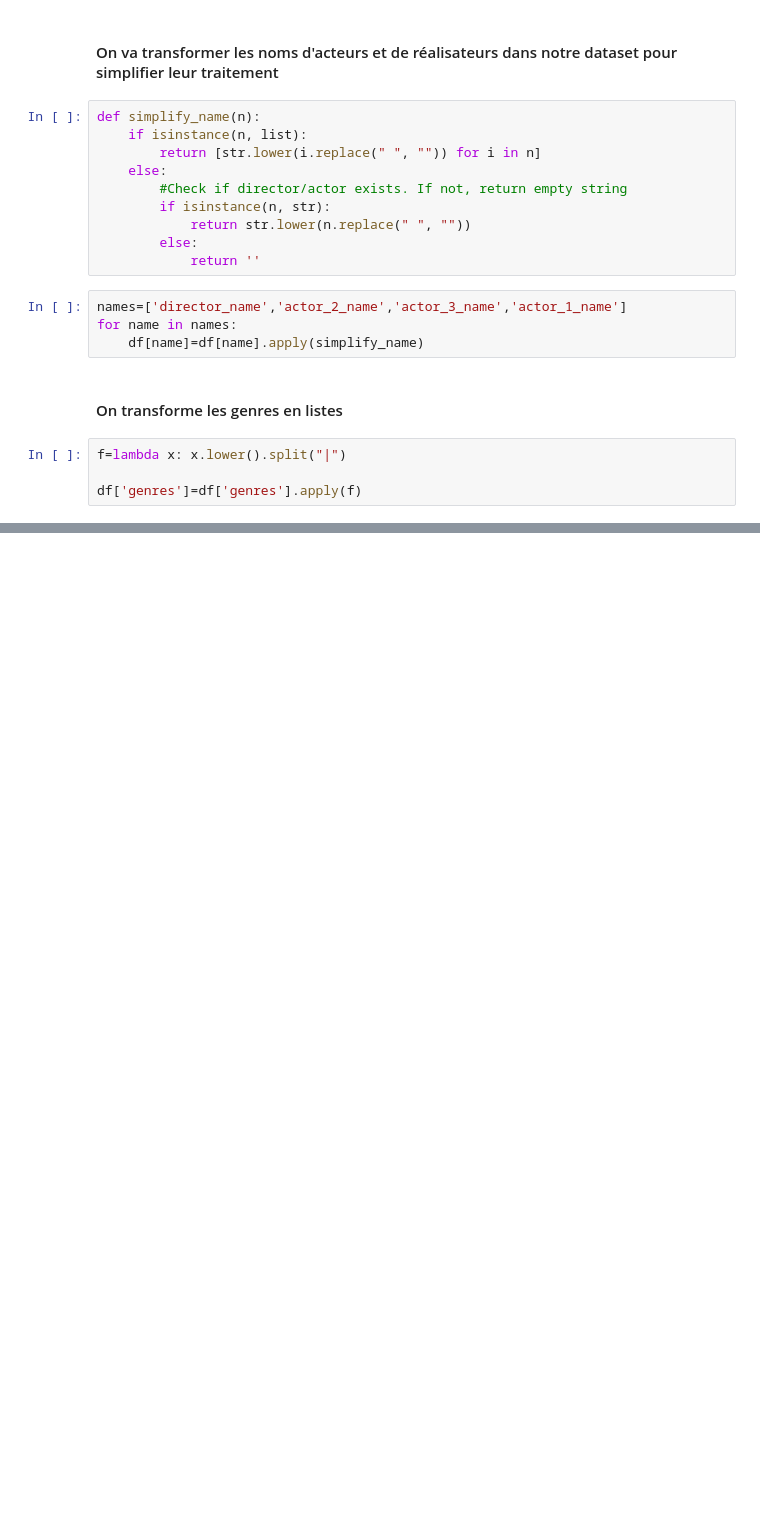
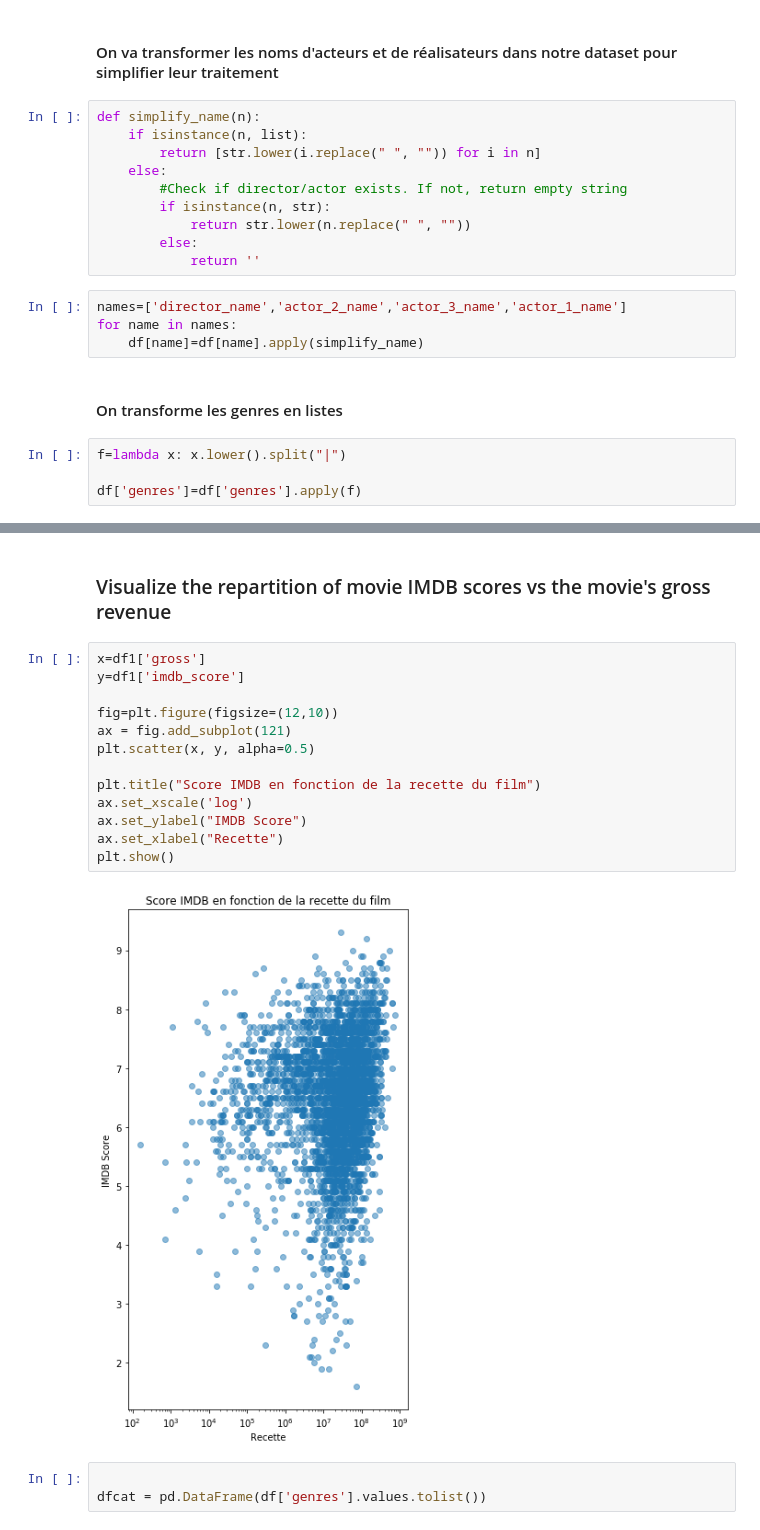
Before and after one commit to reda-bel/Movie-Engine, a Jupyter notebook: MovieEngine.ipynb, the cells around one changed output, grey strips where cells are left out. Cells and saved outputs as stored; diff of their text form; blank space fills up the shorter version.

```diff
--- a/MovieEngine.ipynb
+++ b/MovieEngine.ipynb
@@ -118,0 +145,20 @@ df.to_csv('movie_db.csv',sep='\t',index=False,encoding='utf-8')
+# %% [markdown]
+### Visualize the repartition of movie IMDB scores vs the movie's gross revenue
+# %%
+x=df1['gross']
+y=df1['imdb_score']
+
+fig=plt.figure(figsize=(12,10))
+ax = fig.add_subplot(121)
+plt.scatter(x, y, alpha=0.5)
+
+plt.title("Score IMDB en fonction de la recette du film")
+ax.set_xscale('log')
+ax.set_ylabel("IMDB Score")
+ax.set_xlabel("Recette")
+plt.show()
+# %% [output]
+[figure, added]
+# %%
+
+dfcat = pd.DataFrame(df['genres'].values.tolist())
```
Also changed, not shown: parts of 19 cells of this notebook.
